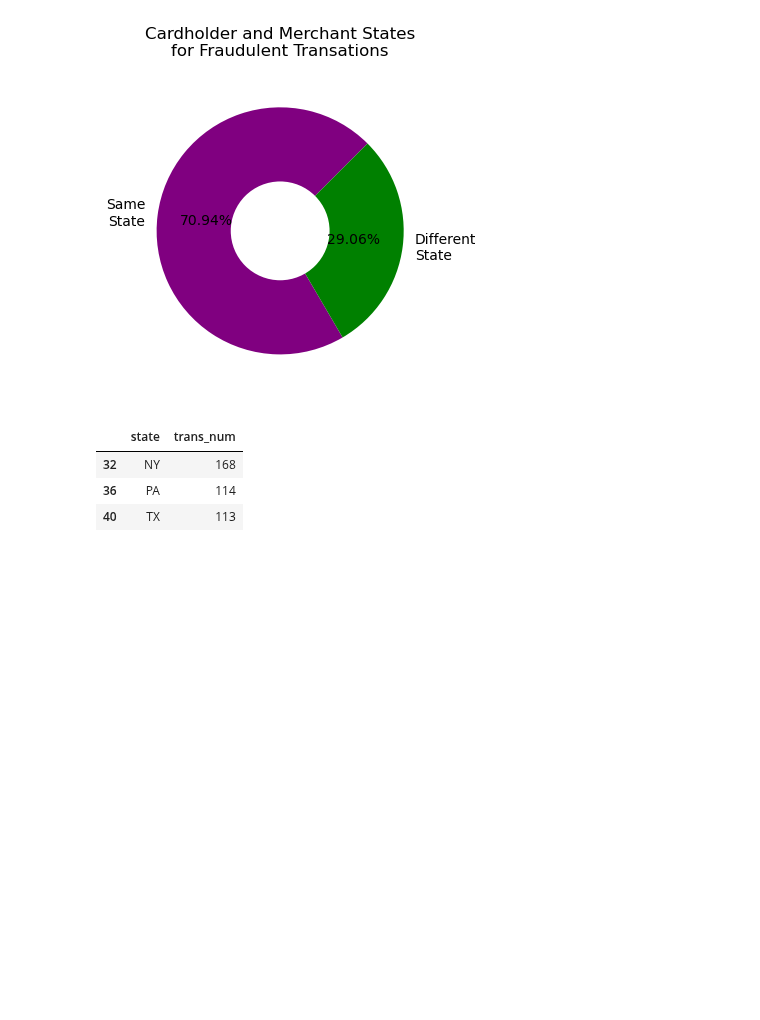
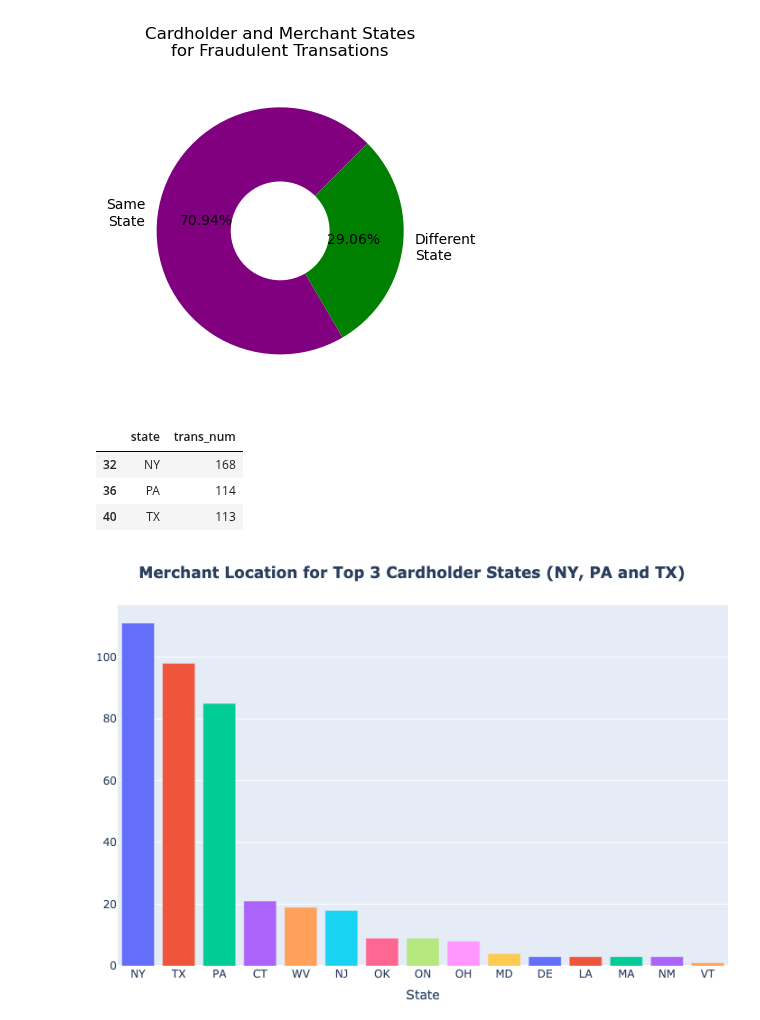
Before and after one commit to Mohammed-a-ali01/Project-1, a Jupyter notebook: locanalysis.ipynb, the cells around one changed output. Drawn from its saved outputs; the diff is of its cells as text; code cells hidden in the pictures; blank space fills up the shorter version.

Commit message:
fix charts

```diff
--- a/locanalysis.ipynb
+++ b/locanalysis.ipynb
@@ -167,29 +165,31 @@ top
 # %%
 # Filter Data by the top three States and group by the merchant state
 top_states = clean_fraud_merchant_df["state"].isin(top["state"])
 top_states_df = clean_fraud_merchant_df[top_states][["merch_state","trans_num"]]
 top_states_df = top_states_df.groupby("merch_state")["trans_num"].nunique().reset_index()
 top_states_df = top_states_df.sort_values(by="trans_num", ascending=False)
 
 # Create a bar chart with the merchant states
 topbar = px.bar(top_states_df,
                 x="merch_state",
                 y="trans_num",
                 title= "<b>Merchant Location for Top 3 Cardholder States (NY, PA and TX)",
                 color="merch_state",
                 category_orders={"merch_state":top_states_df["merch_state"]}
 )
 topbar.update_yaxes(title=None)
 topbar.update_xaxes(title="State")
 topbar.update_layout(showlegend=False,
                          title_font_size=17,
                          title_x=0.5,
                          margin = dict(l=0,
                                        r=0,
                                        b=10,
                                        t=60,
                                        autoexpand=True
                         )
 )
 topbar.write_image("Images/topbar.png")
-topbar.show()
+display(Image('Images/topbar.png'))
+# %% [output]
+[figure, added]
```
Also changed, not shown: parts of 2 cells of this notebook.
